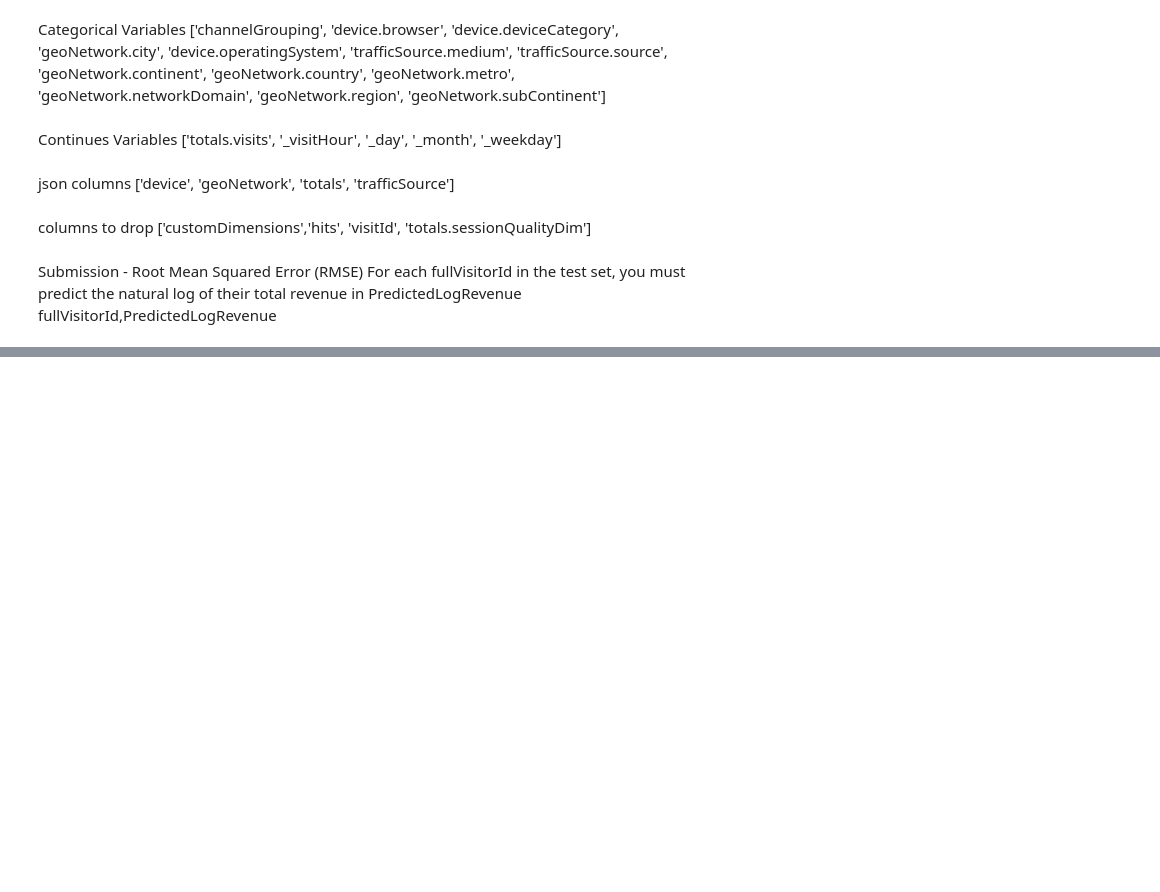
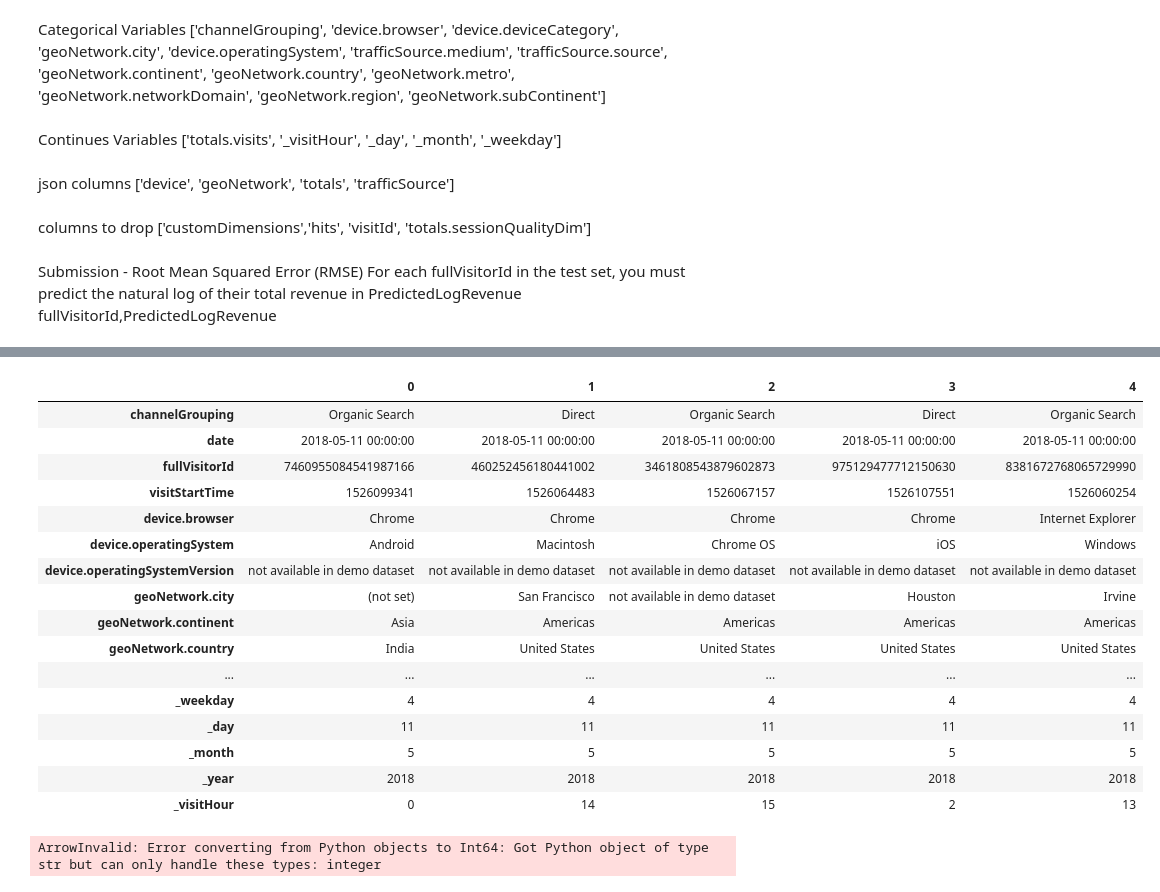
Before and after one commit to gane-dev/DeepLearning, a Jupyter notebook: GoogleRevenuePrediction.ipynb, the cells around one changed output, grey strips where cells are left out. Cells and saved outputs as stored; diff of their text form; code cells hidden in the pictures; blank space fills up the shorter version.

```diff
--- a/GoogleRevenuePrediction.ipynb
+++ b/GoogleRevenuePrediction.ipynb
@@ -119,0 +257,20 @@ Index(['channelGrouping', 'date', 'fullVisitorId', 'socialEngagementType',
+# %%
+df_test.head().T.head(40)
+# %% [output]
+|  | 0 | 1 | 2 | 3 | 4 |
+| channelGrouping | Organic Search | Direct | Organic Search | Direct | Organic Search |
+| date | 2018-05-11 00:00:00 | 2018-05-11 00:00:00 | 2018-05-11 00:00:00 | 2018-05-11 00:00:00 | 2018-05-11 00:00:00 |
+| fullVisitorId | 7460955084541987166 | 460252456180441002 | 3461808543879602873 | 975129477712150630 | 8381672768065729990 |
+| visitStartTime | 1526099341 | 1526064483 | 1526067157 | 1526107551 | 1526060254 |
+| device.browser | Chrome | Chrome | Chrome | Chrome | Internet Explorer |
+| device.operatingSystem | Android | Macintosh | Chrome OS | iOS | Windows |
+| device.operatingSystemVersion | not available in demo dataset | not available in demo dataset | not available in demo dataset | not available in demo dataset | not available in demo dataset |
+| geoNetwork.city | (not set) | San Francisco | not available in demo dataset | Houston | Irvine |
+| geoNetwork.continent | Asia | Americas | Americas | Americas | Americas |
+| geoNetwork.country | India | United States | United States | United States | United States |
+| ... | ... | ... | ... | ... | ... |
+| _weekday | 4 | 4 | 4 | 4 | 4 |
+| _day | 11 | 11 | 11 | 11 | 11 |
+| _month | 5 | 5 | 5 | 5 | 5 |
+| _year | 2018 | 2018 | 2018 | 2018 | 2018 |
+| _visitHour | 0 | 14 | 15 | 2 | 13 |
@@ -119,0 +291,6 @@ Index(['channelGrouping', 'date', 'fullVisitorId', 'socialEngagementType',
+# %%
+#save to feather
+df_train.to_feather(f'{PATH}df_train')
+df_test.to_feather(f'{PATH}df_test')
+# %% [output]
+ArrowInvalid: Error converting from Python objects to Int64: Got Python object of type str but can only handle these types: integer
```
Also changed, not shown: parts of 57 cells of this notebook.
